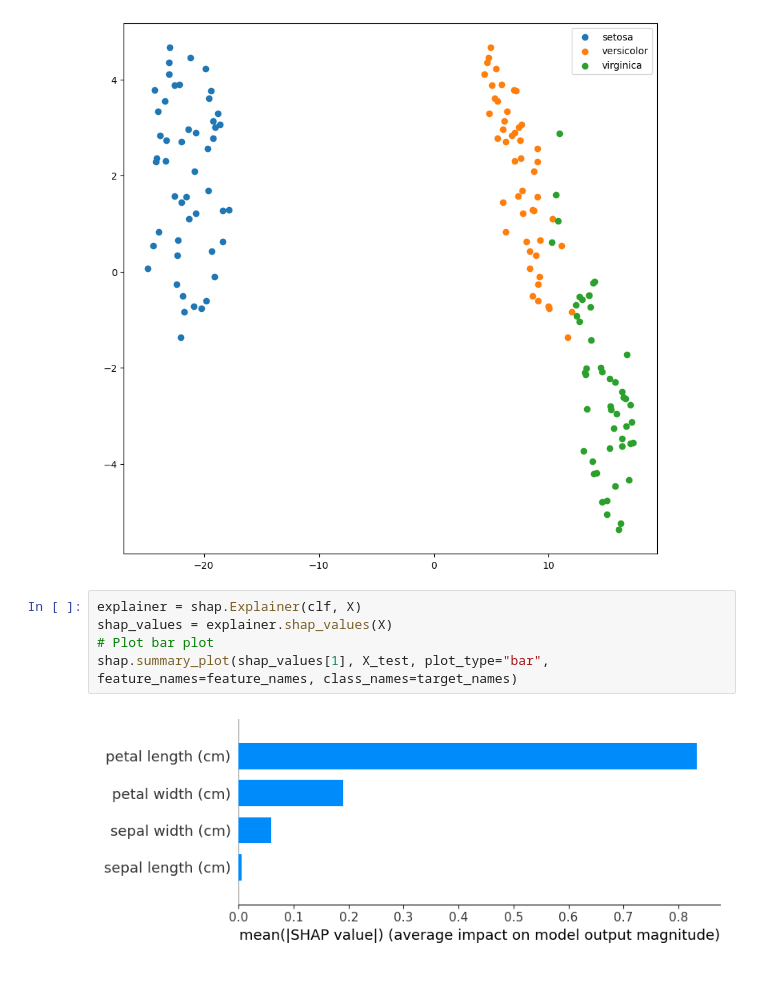
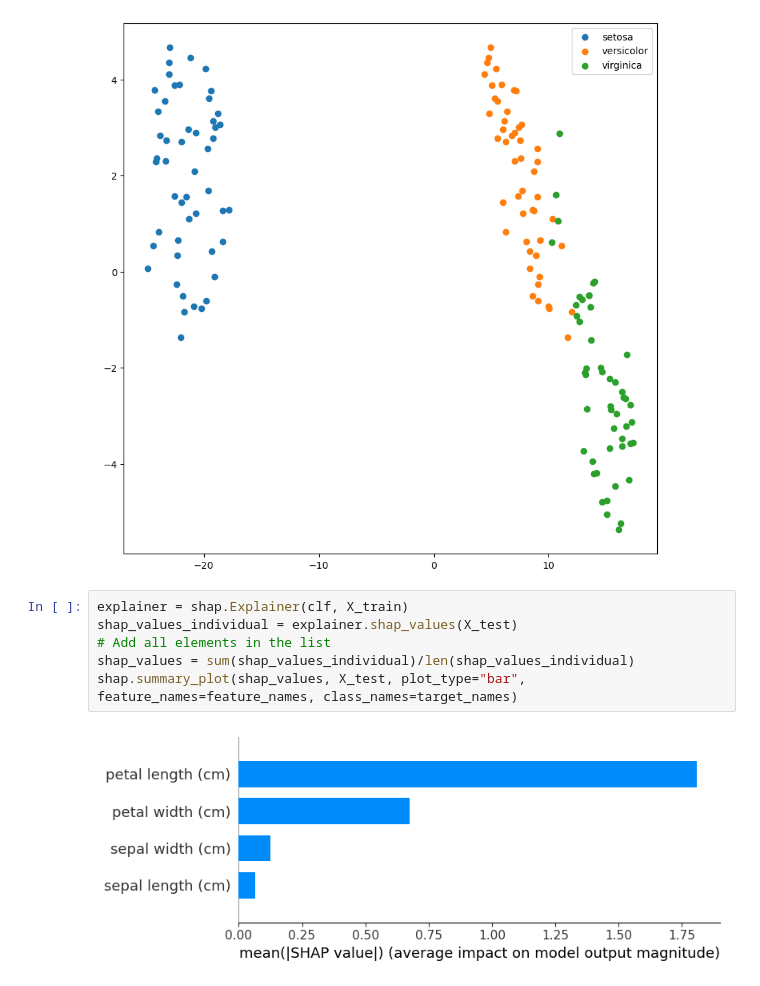
Before and after one commit to HMI2-Research-Group/PIP-Summer-School, a Jupyter notebook: demo_2.ipynb, the cells around one changed output. Saved outputs shown, nothing was run; the diff lists cells and outputs as text.

```diff
--- a/demo_2.ipynb
+++ b/demo_2.ipynb
@@ -65,9 +65,10 @@ plt.show()
 # %% [output]
 [figure]
 # %%
-explainer = shap.Explainer(clf, X)
-shap_values = explainer.shap_values(X)
-# Plot bar plot
-shap.summary_plot(shap_values[1], X_test, plot_type="bar", feature_names=feature_names, class_names=target_names)
+explainer = shap.Explainer(clf, X_train)
+shap_values_individual = explainer.shap_values(X_test)
+# Add all elements in the list
+shap_values = sum(shap_values_individual)/len(shap_values_individual)
+shap.summary_plot(shap_values, X_test, plot_type="bar", feature_names=feature_names, class_names=target_names)
 # %% [output]
-[figure, old version]
+[figure, new version]
```
Also changed, not shown: parts of 1 cell of this notebook, 1 other file.
